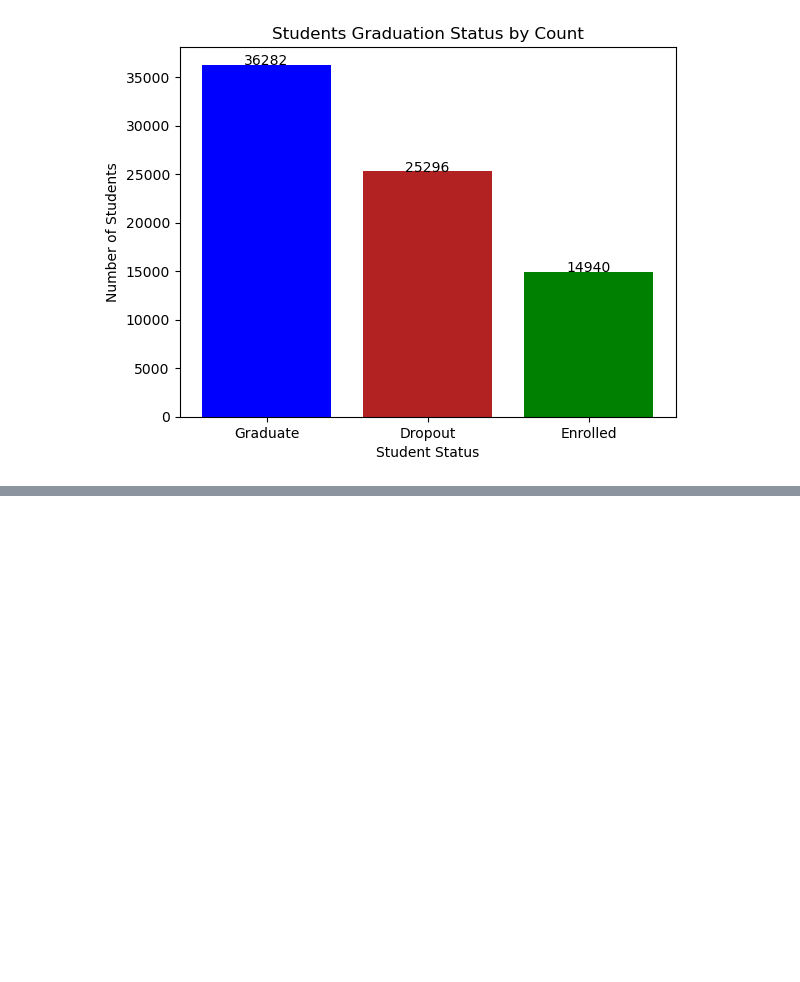
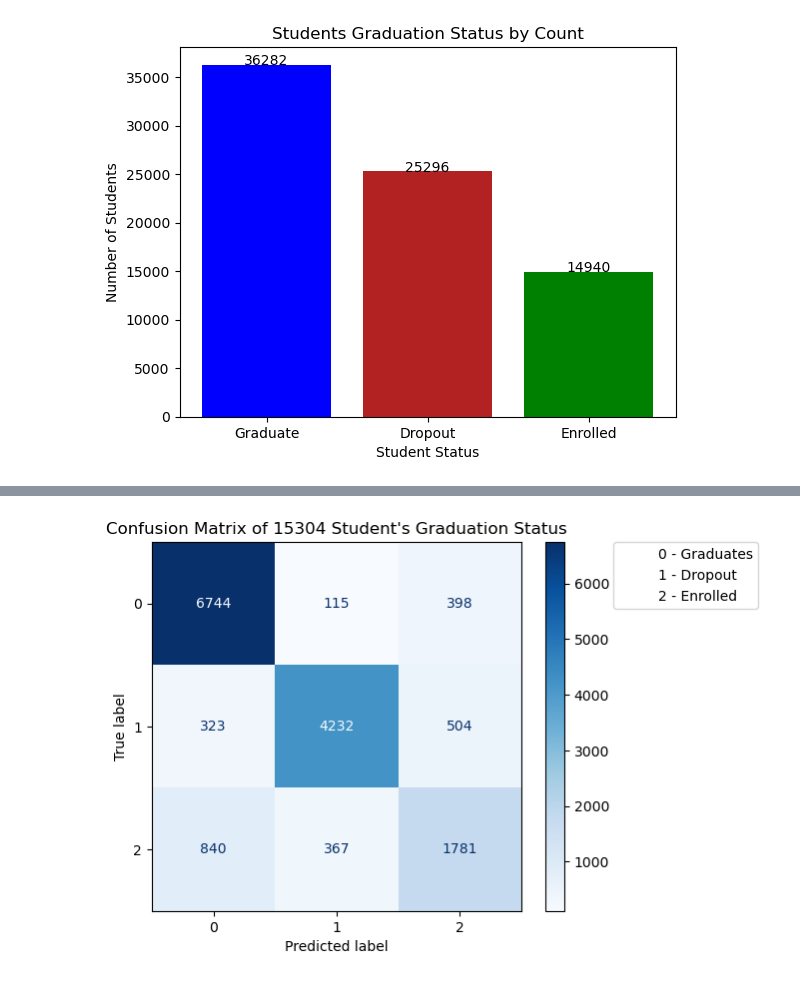
Before and after one commit to bwolff26/academic_success, a Jupyter notebook: code/visualizations_i.ipynb, the cells around one changed output, grey strips where cells are left out. Saved outputs shown, nothing was run; the diff lists cells and outputs as text; code cells hidden in the pictures; blank space fills up the shorter version.

```diff
--- a/code/visualizations_i.ipynb
+++ b/code/visualizations_i.ipynb
@@ -108,0 +170,19 @@ Name: group_count, dtype: float64
+# %%
+#Now for our final model's confusion matrix:
+
+with open('final_model.pkl', 'rb') as f:
+    model = pickle.load(f)
+with open('X_test.pkl', 'rb') as f:
+    X_test = pickle.load(f)
+with open('y_test.pkl', 'rb') as f:
+    y_test = pickle.load(f)
+
+plot_title = f"Confusion Matrix of {y_test.shape[0]} Student's Graduation Status"
+
+ConfusionMatrixDisplay.from_estimator(model,X_test,y_test, cmap='Blues')
+legend_labels = ['0 - Graduates', '1 - Dropout', '2 - Enrolled']
+legend_elements = [Line2D([0], [0], color='black', lw=0, label=legend_labels[i]) for i in range(len(legend_labels))] #Gah, ChatGPT is such a helpful tool!
+plt.legend(handles=legend_elements, bbox_to_anchor=(1.25, 1), loc='upper left', borderaxespad=0.)
+plt.title(plot_title);
+# %% [output]
+[figure, added]
```
Also changed, not shown: parts of 10 cells of this notebook, 4 other files.
